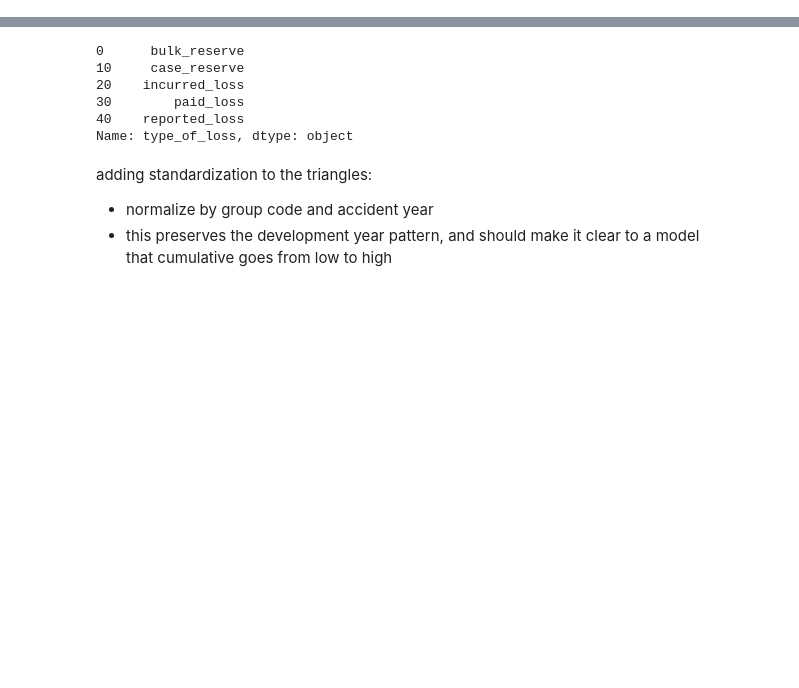
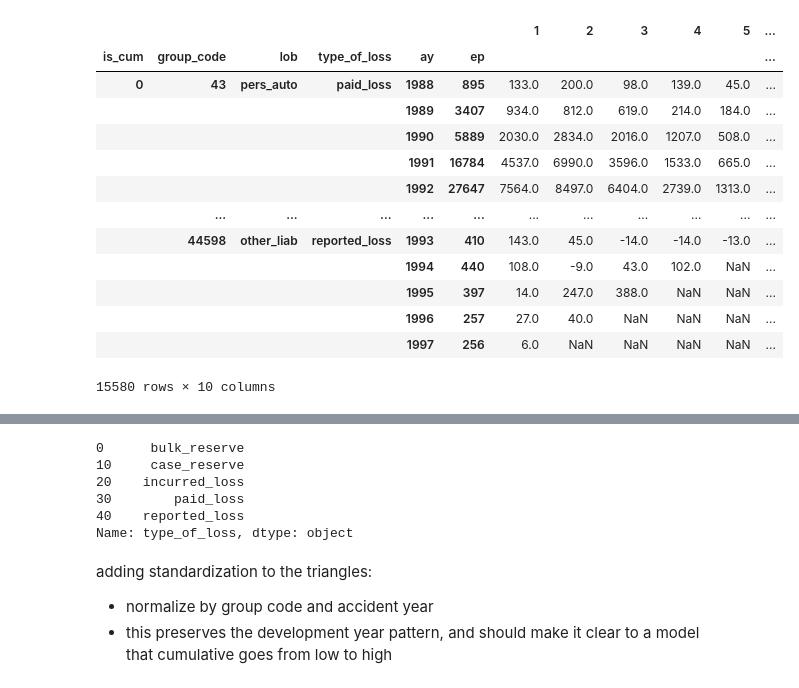
Before and after one commit to aaweaver-actuary/naic-triangles, a Jupyter notebook: testing.ipynb, the cells around one changed output, grey strips where cells are left out. Saved outputs shown, nothing was run; the diff lists cells and outputs as text; code cells hidden in the pictures; blank space fills up the shorter version.

```diff
--- a/testing.ipynb
+++ b/testing.ipynb
@@ -53,0 +42,30 @@ KeyError: "['EarnedPremDIR_H1', 'EarnedPremCeded_H1', 'PostedReserve97_H1'] not
+# %%
+incr_df = cum_df.copy()
+for i, c in enumerate(incr_df.columns):
+    if i == 0:
+        continue
+    else:
+        incr_df.iloc[:, i] = cum_df.iloc[:, i] - cum_df.iloc[:, i-1]
+
+incr_df.reset_index(inplace=True)
+
+incr_df['is_cum'] = 0
+
+incr_df = incr_df.set_index('is_cum group_code lob type_of_loss ay ep'.split())
+
+incr_df
+# %% [output]
+|  |  |  |  |  |  | 1 | 2 | 3 | 4 | 5 | ... |
+| is_cum | group_code | lob | type_of_loss | ay | ep |  |  |  |  |  | ... |
+| 0 | 43 | pers_auto | paid_loss | 1988 | 895 | 133.0 | 200.0 | 98.0 | 139.0 | 45.0 | ... |
+|  |  |  |  | 1989 | 3407 | 934.0 | 812.0 | 619.0 | 214.0 | 184.0 | ... |
+|  |  |  |  | 1990 | 5889 | 2030.0 | 2834.0 | 2016.0 | 1207.0 | 508.0 | ... |
+|  |  |  |  | 1991 | 16784 | 4537.0 | 6990.0 | 3596.0 | 1533.0 | 665.0 | ... |
+|  |  |  |  | 1992 | 27647 | 7564.0 | 8497.0 | 6404.0 | 2739.0 | 1313.0 | ... |
+|  | ... | ... | ... | ... | ... | ... | ... | ... | ... | ... | ... |
+|  | 44598 | other_liab | reported_loss | 1993 | 410 | 143.0 | 45.0 | -14.0 | -14.0 | -13.0 | ... |
+|  |  |  |  | 1994 | 440 | 108.0 | -9.0 | 43.0 | 102.0 | NaN | ... |
+|  |  |  |  | 1995 | 397 | 14.0 | 247.0 | 388.0 | NaN | NaN | ... |
+|  |  |  |  | 1996 | 257 | 27.0 | 40.0 | NaN | NaN | NaN | ... |
+|  |  |  |  | 1997 | 256 | 6.0 | NaN | NaN | NaN | NaN | ... |
+15580 rows × 10 columns
```
Also changed, not shown: parts of 8 cells of this notebook, 1 other file.
